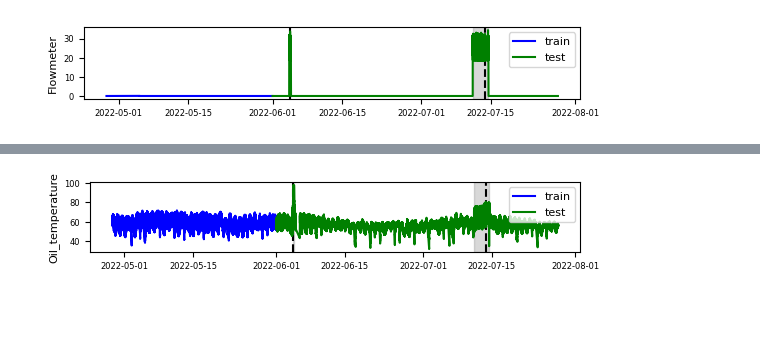
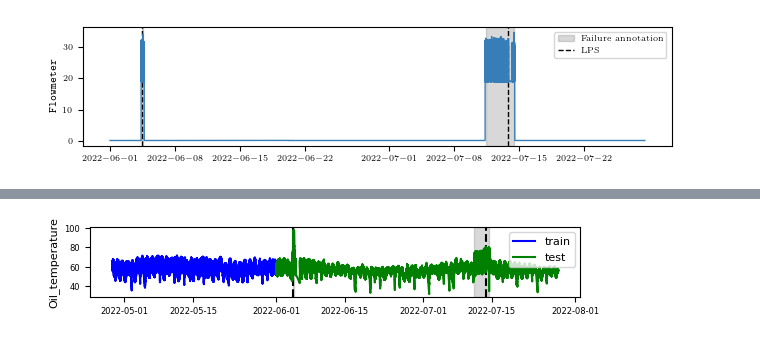
Before and after one commit to MatthiasJakobs/metro-xai, a Jupyter notebook: notebooks/plots.ipynb, the cells around one changed output, grey strips where cells are left out. Cells and saved outputs as stored; diff of their text form; code cells hidden in the pictures; blank space fills up the shorter version.

```diff
--- a/notebooks/plots.ipynb
+++ b/notebooks/plots.ipynb
@@ -10,32 +22,18 @@ df.reset_index(drop=True, inplace=True)
-# %%
-width_pt = 416.1325
-inches_per_pt = 1 / 72.27
-width = width_pt * inches_per_pt
-
-tex_fonts = {
-    # Use 10pt font in plots, to match 10pt font in document
-    "axes.labelsize": 8,
-    "font.size": 8,
-    # Make the legend/label fonts a little smaller
-    "legend.fontsize": 8,
-    "xtick.labelsize": 6,
-    "ytick.labelsize": 6
-}
-plt.rcParams.update(tex_fonts)
 # %%
-plt.figure(figsize=(width, width * 1/5))
-plt.ylabel('Flowmeter')
+fig, axs = default_plot(width_fraction=2, height_fraction=0.4)
+axs.set_ylabel(r'\texttt{Flowmeter}')
 # Plot failure one - air pressure
-plt.axvspan(xmin=np.datetime64('2022-06-04T10:19:24.300000000'), xmax=np.datetime64('2022-06-04T14:22:39.188000000'), color='gray', alpha=0.3)
-plt.axvline(x=np.datetime64('2022-06-04T11:26:01.422000000'), color='black', linestyle='--')
+axs.axvspan(xmin=np.datetime64('2022-06-04T10:19:24.300000000'), xmax=np.datetime64('2022-06-04T14:22:39.188000000'), color='gray', alpha=0.3, label='Failure annotation')
+axs.axvline(x=np.datetime64('2022-06-04T11:26:01.422000000'), color='black', linestyle='--', label='LPS')
 # Plot failure two - oil leak
-plt.axvspan(xmin=np.datetime64('2022-07-11T10:10:18.948000000'), xmax=np.datetime64('2022-07-14T10:22:08.046000000'), color='gray', alpha=0.3)
-plt.axvline(x=np.datetime64('2022-07-13T19:43:52.593000000'), color='black', linestyle='--')
-plt.plot(df.timestamp[df.timestamp <= '2022-06-01T00:00:00'], df['Flowmeter'][df.timestamp <= '2022-06-01T00:00:00'], color='blue', label='train')
-plt.plot(df.timestamp[df.timestamp > '2022-06-01T00:00:00'], df['Flowmeter'][df.timestamp > '2022-06-01T00:00:00'], color='green', label='test')
-plt.legend()
-plt.tight_layout()
-plt.savefig('plots/flowmeter.pdf', transparent=True)
+axs.axvspan(xmin=np.datetime64('2022-07-11T10:10:18.948000000'), xmax=np.datetime64('2022-07-14T10:22:08.046000000'), color='gray', alpha=0.3)
+axs.axvline(x=np.datetime64('2022-07-13T19:43:52.593000000'), color='black', linestyle='--')
+
+#axs.plot(df.timestamp[df.timestamp <= '2022-06-01T00:00:00'], df['Flowmeter'][df.timestamp <= '2022-06-01T00:00:00'], color='blue', label='train')
+axs.plot(df.timestamp[df.timestamp > '2022-06-01T00:00:00'], df['Flowmeter'][df.timestamp > '2022-06-01T00:00:00'], color='C1')
+fig.legend(bbox_to_anchor=(0.98,0.92))
+fig.tight_layout()
+fig.savefig('../plots/flowmeter.pdf', transparent=True)
 # %% [output]
-[figure, old version]
+[figure, new version]
 # %%
```
Also changed, not shown: parts of 4 cells of this notebook, 3 other files.
